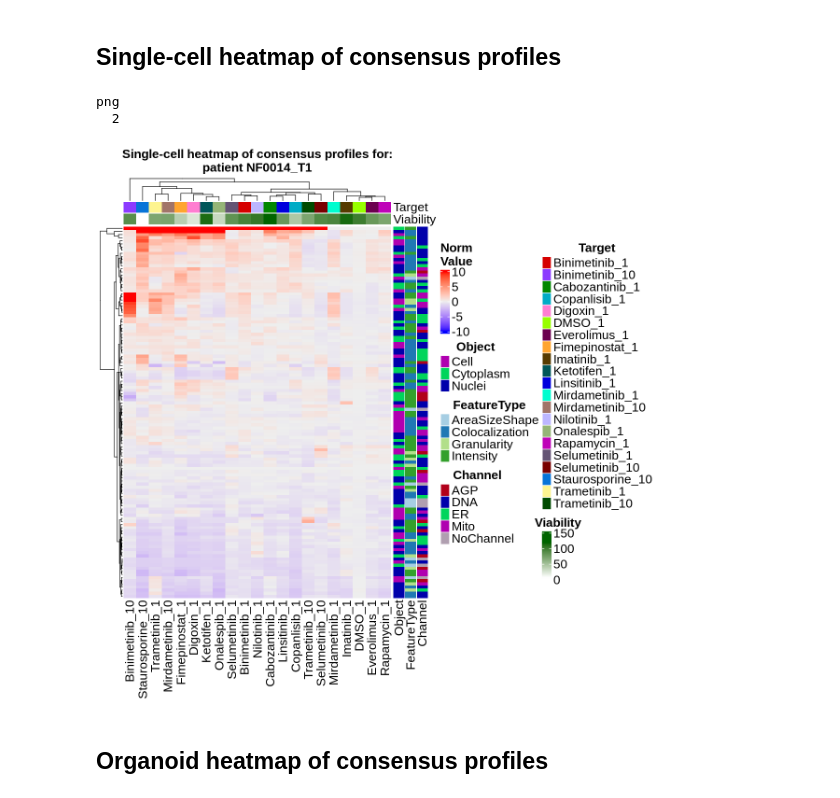
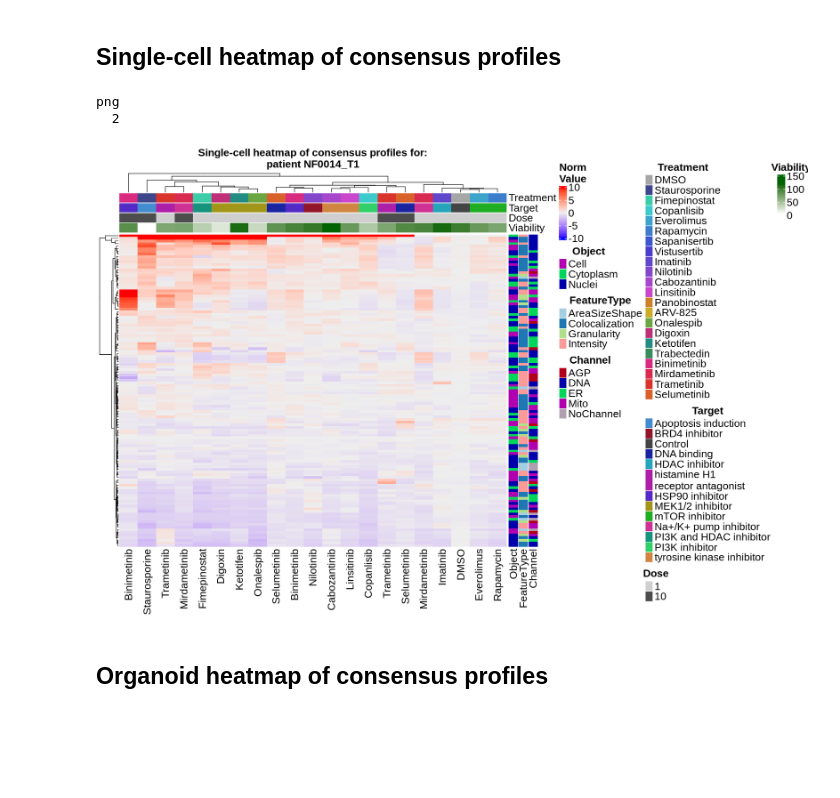
Before and after one commit to MikeLippincott/NF1_organoid_profile_analysis, a Jupyter notebook: 1.EDA/notebooks/2.consensus_profiles.ipynb, the cells around one changed output. Cells and saved outputs as stored; diff of their text form; code cells hidden in the pictures; blank space fills up the shorter version.

```diff
--- a/1.EDA/notebooks/2.consensus_profiles.ipynb
+++ b/1.EDA/notebooks/2.consensus_profiles.ipynb
@@ -121,4 +98,7 @@ sc_consensus_df <- merge(
 sc_consensus_df <- sc_consensus_df %>%
   distinct()
 sc_consensus_df$Metadata_Experiment_Treatment_Full <- paste(sc_consensus_df$Metadata_Experiment_Treatment, sc_consensus_df$Metadata_Experiment_Dose, sep = "_")
+
+sc_consensus_df$Metadata_Experiment_Treatment <- factor(sc_consensus_df$Metadata_Experiment_Treatment, levels = custom_treatment_order)
+sc_consensus_df$Metadata_Experiment_MOA <- treatment_moa_map[sc_consensus_df$Metadata_Experiment_Treatment]
 # %%
@@ -153,7 +139,7 @@ column_anno <- HeatmapAnnotation(
 # %%
 # get the list of features
 features <- colnames(sc_consensus_df)
-features <- features[!features %in% c("Metadata_Biology_PatientTumor", "Metadata_Experiment_Treatment", "Metadata_Experiment_Dose", "Metadata_Experiment_Treatment_Full", "Unit", "Drug", "Concentration_uM", "Viability_percentage")]
+features <- features[!features %in% c("Metadata_Biology_PatientTumor", "Metadata_Experiment_Treatment", "Metadata_Experiment_Dose", "Metadata_Experiment_Treatment_Full", "Unit", "Drug", "Concentration_uM", "Metadata_Viability_percentage", "min_max_viability", "Metadata_Experiment_MOA")]
 features <- as.data.frame(features)
 rownames(features) <- features$features
 # split the features by _ into multiple columns
@@ -186,12 +172,7 @@ row_compartment = rowAnnotation(
     annotation_name_gp = gpar(fontsize = 16),
     # color
     col = list(
-        Object = c(
-            "Cell" = "#B000B0",
-            "Cytoplasm" = "#00D55B",
-            "Nuclei" = "#0000AB"
-            # "Organoid" = "#B09FB0"
-            )
+        Object = sc_compartment_palette
     )
 )
 row_measurement = rowAnnotation(
@@ -204,13 +185,7 @@ row_measurement = rowAnnotation(
     annotation_name_side = "bottom",
     annotation_name_gp = gpar(fontsize = 16),
     col = list(
-            FeatureType = c(
-            "AreaSizeShape" = brewer.pal(8, "Paired")[1],
-            "Colocalization" = brewer.pal(8, "Paired")[2],
-            "Granularity" = brewer.pal(8, "Paired")[3],
-            "Intensity" = brewer.pal(8, "Paired")[4],
-            "Texture" = brewer.pal(8, "Paired")[8]
-        )
+            FeatureType = feature_type_palette
     ),
     show_legend = TRUE
 )
@@ -238,27 +213,21 @@ row_channel = rowAnnotation(
     # make font size bigger
     annotation_name_gp = gpar(fontsize = 16),
     col = list(
-    Channel = c(
-            "DNA" = "#0000AB",
-            "AGP" = "#b1001a",
-            "Mito" = "#B000B0",
-            "ER" = "#00D55B",
-            "BF" = "#FFFF00",
-            "NoChannel" = "#B09FB0")
+    Channel = channel_palette
     )
 )
 row_annotations = c(row_compartment, row_measurement, row_channel)
 # %%
 mat <- sc_consensus_df %>%
-  select(-Metadata_Biology_PatientTumor, -Metadata_Experiment_Treatment, -Metadata_Experiment_Dose, -Metadata_Experiment_Treatment_Full, -Unit, -Drug, -Concentration_uM, -Viability_percentage) %>%
+  select(-Metadata_Biology_PatientTumor, -Metadata_Experiment_Treatment, -Metadata_Experiment_Dose, -Metadata_Experiment_Treatment_Full, -Unit, -Drug, -Concentration_uM, -Metadata_Viability_percentage, -min_max_viability, -Metadata_Experiment_MOA) %>%
   as.matrix()
 mat <- t(mat)
-colnames(mat) <- sc_consensus_df$Metadata_Experiment_Treatment_Full
+colnames(mat) <- sc_consensus_df$Metadata_Experiment_Treatment
 # clip extreme outlier values so they don't wash out the color scale
-mat[mat > 1e1] <- 1e1
-mat[mat < -1e1] <- -1e1
+mat[mat > 10] <- 10
+mat[mat < -10] <- -10
 # %%
-width <- 10
+width <- 15
 height <- 10
 options(repr.plot.width = width, repr.plot.height = height)
 heatmap_plot <- Heatmap(
@@ -270,36 +239,34 @@ heatmap_plot <- Heatmap(
 
         column_names_gp = gpar(fontsize = 16), # Column name label formatting
         row_names_gp = gpar(fontsize = 14),
 
         # show_heatmap_legend = FALSE,
         heatmap_legend_param = list(
                     title = "Norm\nValue",
                     title_position = "topcenter",
                     title_gp = gpar(fontsize = 16, angle = 0, fontface = "bold", hjust = 1.0),
                     labels_gp = gpar(fontsize = 16),
                     # legend_height = unit(2, "cm"),
                     legend_width = unit(3, "cm"),
                     annotation_legend_side = "bottom"
                     ),
 
-        # row_dend_width = unit(2, "cm"),
-        # column_title = paste0("Dose: ", dose," uM"),
         right_annotation = row_annotations,
         top_annotation = column_anno,
         column_title = paste0("Single-cell heatmap of consensus profiles for:\npatient ", patient_id),
         # adjust the title position and size
         column_title_gp = gpar(fontsize = 16, fontface = "bold", hjust = 0.5),
 
     )
 png(sc_consensus_heatmap_file_path, width = width, height = height, units = "in", res = 300)
 # save as a PNG
 draw(heatmap_plot, merge_legend = TRUE, heatmap_legend_side = "right")
 dev.off()
 heatmap_plot
 # %% [output]
 png
   2
-[figure, old version]
+[figure, new version]
 # %% [markdown]
 ## Organoid heatmap of consensus profiles
 # %%
```
Also changed, not shown: parts of 8 cells of this notebook, 3 other files.
